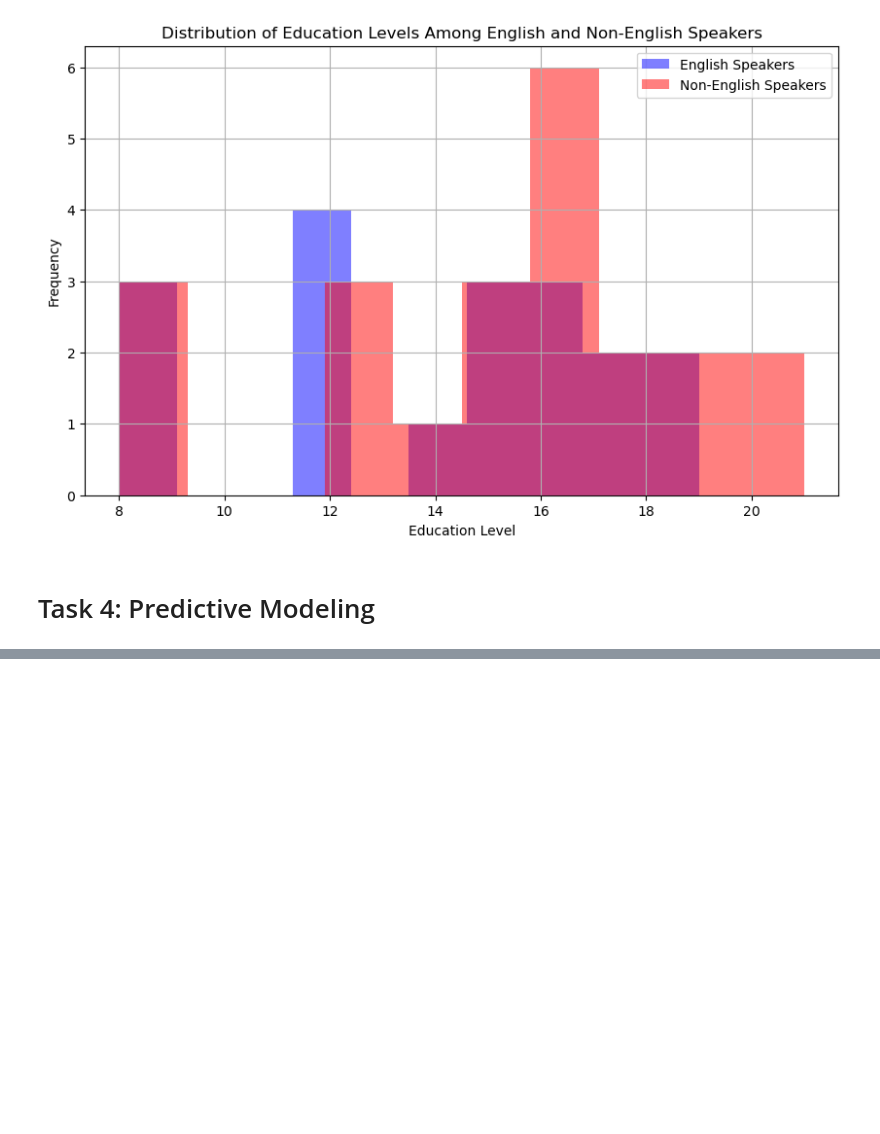
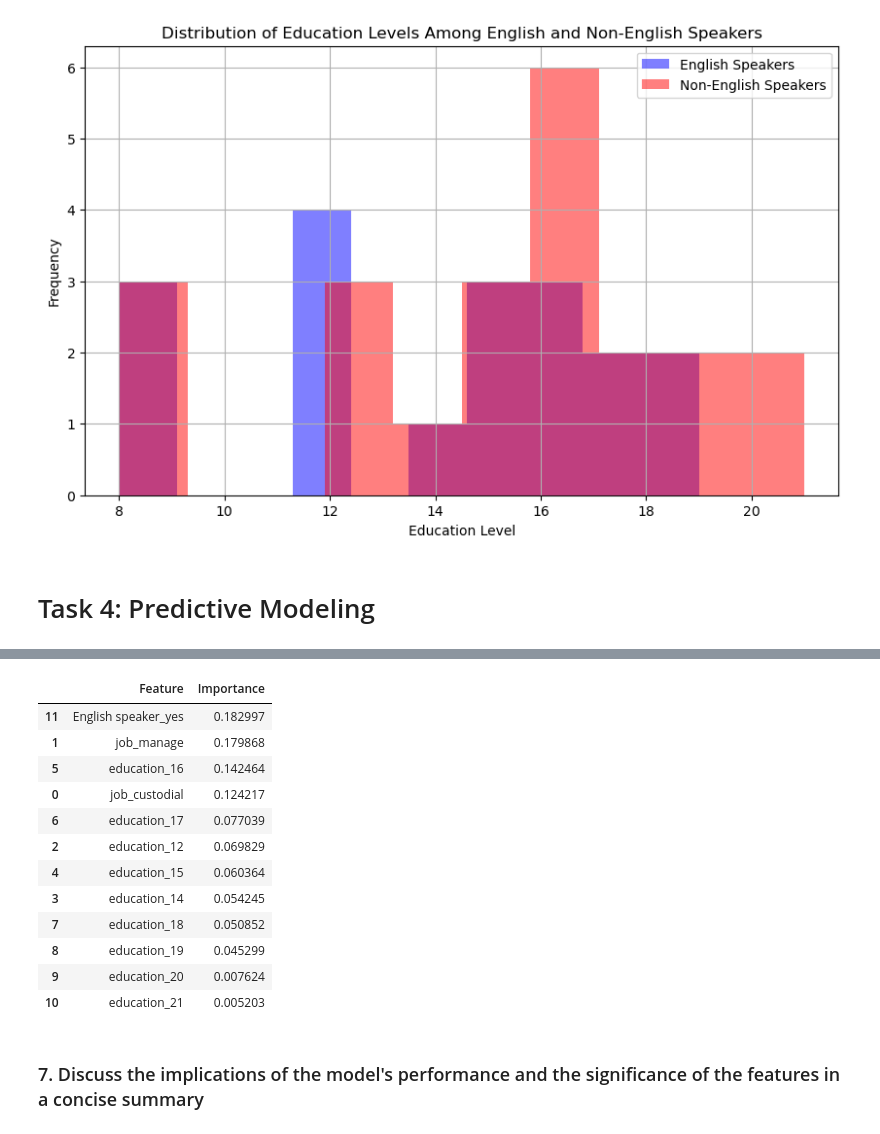
Before and after one commit to vikingwarior/data-science-sample-project, a Jupyter notebook: code/project.ipynb, the cells around one changed output, grey strips where cells are left out. Saved outputs shown, nothing was run; the diff lists cells and outputs as text; code cells hidden in the pictures; blank space fills up the shorter version.

```diff
--- a/code/project.ipynb
+++ b/code/project.ipynb
@@ -253,0 +381,18 @@ plt.show()
+# %%
+feature_importance_df
+# %% [output]
+|  | Feature | Importance |
+| 11 | English speaker_yes | 0.182997 |
+| 1 | job_manage | 0.179868 |
+| 5 | education_16 | 0.142464 |
+| 0 | job_custodial | 0.124217 |
+| 6 | education_17 | 0.077039 |
+| 2 | education_12 | 0.069829 |
+| 4 | education_15 | 0.060364 |
+| 3 | education_14 | 0.054245 |
+| 7 | education_18 | 0.050852 |
+| 8 | education_19 | 0.045299 |
+| 9 | education_20 | 0.007624 |
+| 10 | education_21 | 0.005203 |
+# %% [markdown]
+### 7. Discuss the implications of the model's performance and the significance of the features in a concise summary
```
Also changed, not shown: parts of 15 cells of this notebook, 1 other file.
